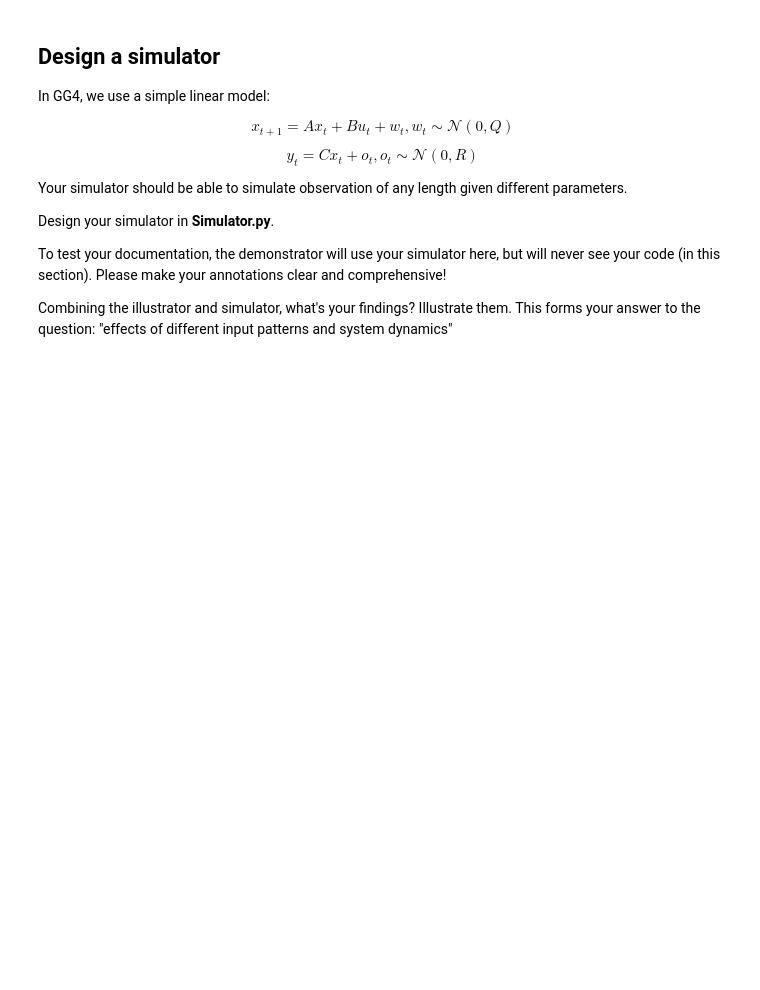
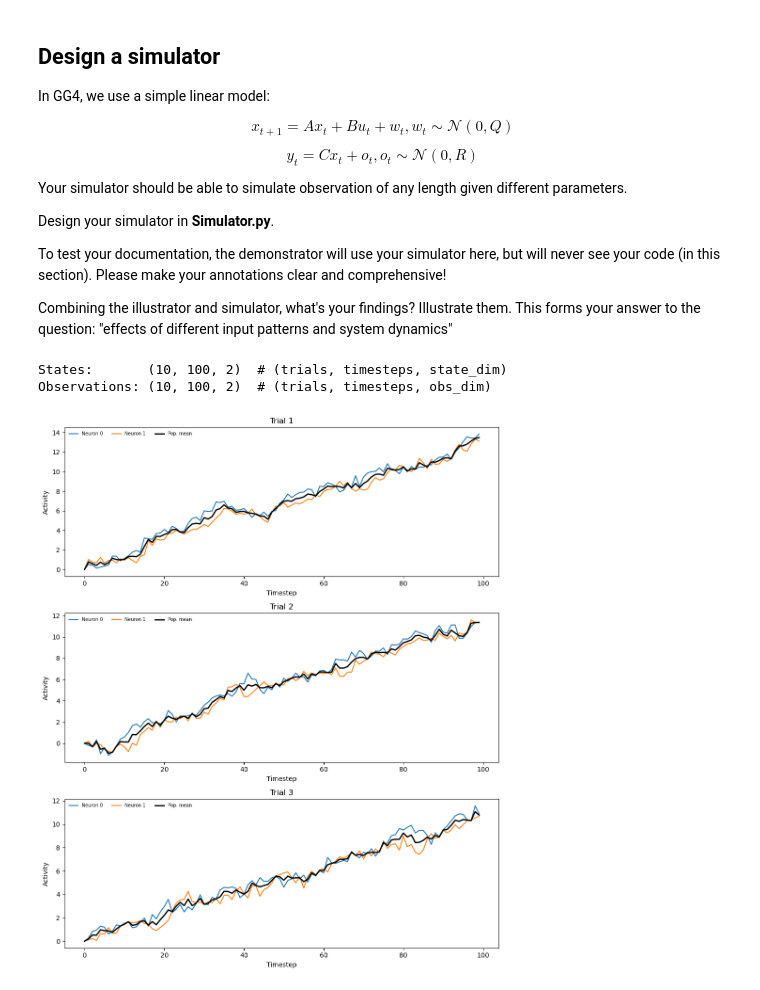
Before and after one commit to 108AM/Neural-Control-with-Adaptive-State-Estimation, a Jupyter notebook: src/week_1/week1.ipynb, the cells around one changed output. Saved outputs shown, nothing was run; the diff lists cells and outputs as text; code cells hidden in the pictures; blank space fills up the shorter version.

Commit message:
feat : added input generator, incorporated them into week1

```diff
--- a/src/week_1/week1.ipynb
+++ b/src/week_1/week1.ipynb
@@ -84,17 +128,36 @@ Please make your annotations clear and comprehensive!
 Combining the illustrator and simulator, what's your findings? Illustrate them.
 This forms your answer to the question: "effects of different input patterns and system dynamics"
 # %%
-import Simulator as sim
+from simulator import Simulator
+import numpy as np
 
-test = sim.Simulator(
-    model=(
-        {
-            "A": np.array([[0.9, 0.1], [0.2, 0.8]]),
-            "B": np.array([[0.1], [0.3]]),
-            "C": np.array([[1.0, 0.0]]),
-        }
-    )
+# Corrected minimal example: 2 latent states, 1 input, 2 observed neurons
+T = 100
+model = {
+    "state_dim": 2,
+    "input_dim": 1,
+    "obs_dim": 2,
+    "A": np.array([[0.9, 0.1], [0.2, 0.8]]),
+    "B": np.array([[0.5], [0.2]]),
+    "C": np.eye(2),         # observe both latent states
+    "Q": np.eye(2) * 0.1,  # isotropic process noise
+    "R": np.eye(2) * 0.05, # isotropic observation noise
+}
+
+sim = Simulator(model)
+u = np.ones((T, 1)) * 0.3  # constant input, shape (time_steps, input_dim)
+states, observations = sim.run(
+    initial_state=np.zeros(2),  # shape (state_dim,)
+    control_inputs=u,
+    time_steps=T,
+    trials=10,
 )
-test.run(
-    initial_state=np.array([[0.0], [0.0]]), control_inputs=np.ones(50), time_steps=50
-)
+print(f"States:       {states.shape}  # (trials, timesteps, state_dim)")
+print(f"Observations: {observations.shape}  # (trials, timesteps, obs_dim)")
+
+from illustrator import Illustrator
+fig = Illustrator(observations).plot_trials(trials=[0, 1, 2])
+# %% [output]
+States:       (10, 100, 2)  # (trials, timesteps, state_dim)
+Observations: (10, 100, 2)  # (trials, timesteps, obs_dim)
+[figure, added]
```
Also changed, not shown: parts of 5 cells of this notebook, 3 other files.
